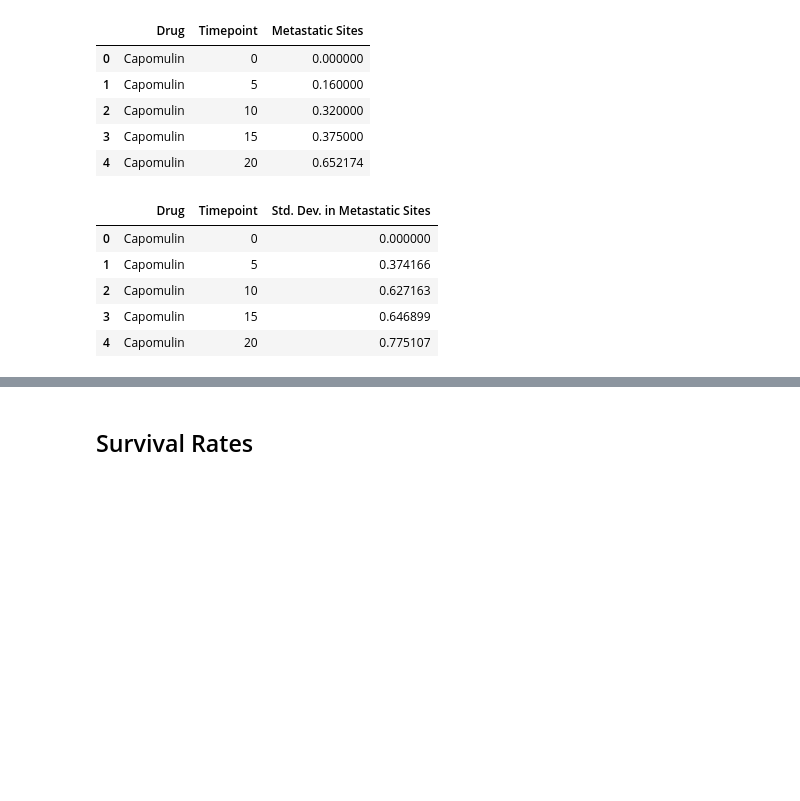
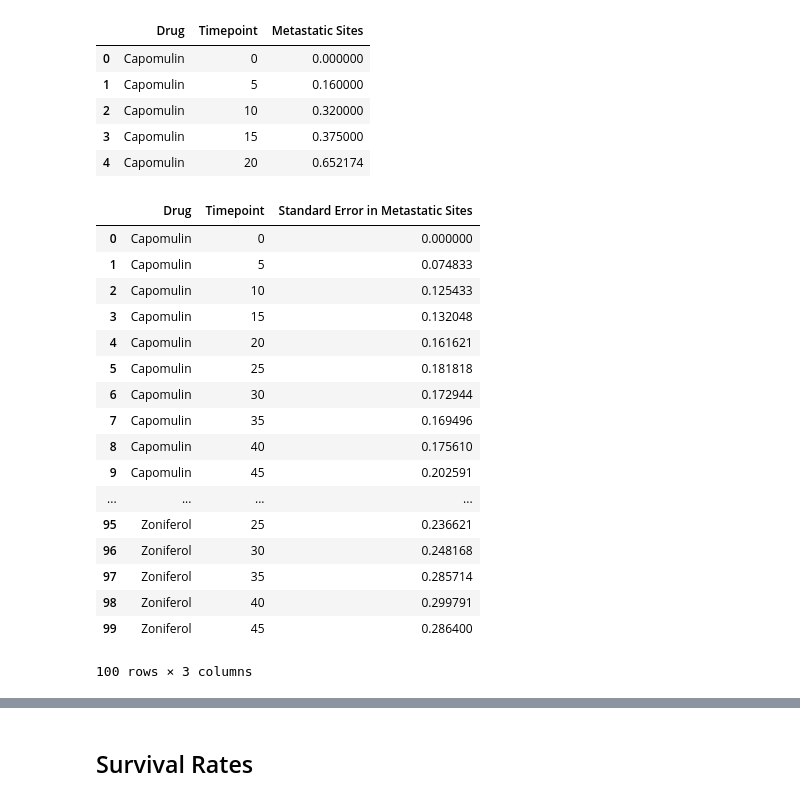
Before and after one commit to pgupta321/Data-Analytics-Course, a Jupyter notebook: Homeworks/Matplotlib/05-Matplotlib_Homework_Pymaceuticals_pymaceuticals_starter.ipynb, the cells around one changed output, grey strips where cells are left out. Drawn from its saved outputs; the diff is of its cells as text; code cells hidden in the pictures; blank space fills up the shorter version.

```diff
--- a/Homeworks/Matplotlib/05-Matplotlib_Homework_Pymaceuticals_pymaceuticals_starter.ipynb
+++ b/Homeworks/Matplotlib/05-Matplotlib_Homework_Pymaceuticals_pymaceuticals_starter.ipynb
@@ -116,22 +137,36 @@ mean_metsite_data_df.head()
 # %%
 # Store the Standard Error associated with Met. Sites Grouped by Drug and Timepoint
 
-std_metsites = drug_timepoint_group.std()['Metastatic Sites']
+sem_metsites = drug_timepoint_group.sem()['Metastatic Sites']
 
 # Convert to DataFrame
 
-std_metsites_df = pd.DataFrame(std_metsites).rename(columns = {'Metastatic Sites' : 'Std. Dev. in Metastatic Sites'})
+sem_metsites_df = pd.DataFrame(sem_metsites).rename(columns = {'Metastatic Sites' : 'Standard Error in Metastatic Sites'})
 
 # Preview DataFrame
 
-std_metsites_df.head().reset_index()
+sem_metsites_df = sem_metsites_df.reset_index()
+
+sem_metsites_df
 # %% [output]
-|  | Drug | Timepoint | Std. Dev. in Metastatic Sites |
+|  | Drug | Timepoint | Standard Error in Metastatic Sites |
 | 0 | Capomulin | 0 | 0.000000 |
-| 1 | Capomulin | 5 | 0.374166 |
-| 2 | Capomulin | 10 | 0.627163 |
-| 3 | Capomulin | 15 | 0.646899 |
-| 4 | Capomulin | 20 | 0.775107 |
+| 1 | Capomulin | 5 | 0.074833 |
+| 2 | Capomulin | 10 | 0.125433 |
+| 3 | Capomulin | 15 | 0.132048 |
+| 4 | Capomulin | 20 | 0.161621 |
+| 5 | Capomulin | 25 | 0.181818 |
+| 6 | Capomulin | 30 | 0.172944 |
+| 7 | Capomulin | 35 | 0.169496 |
+| 8 | Capomulin | 40 | 0.175610 |
+| 9 | Capomulin | 45 | 0.202591 |
+| ... | ... | ... | ... |
+| 95 | Zoniferol | 25 | 0.236621 |
+| 96 | Zoniferol | 30 | 0.248168 |
+| 97 | Zoniferol | 35 | 0.285714 |
+| 98 | Zoniferol | 40 | 0.299791 |
+| 99 | Zoniferol | 45 | 0.286400 |
+100 rows × 3 columns
 # %%
 # Minor Data Munging to Re-Format the Data Frames
 
```
Also changed, not shown: parts of 10 cells of this notebook, 2 other files.
